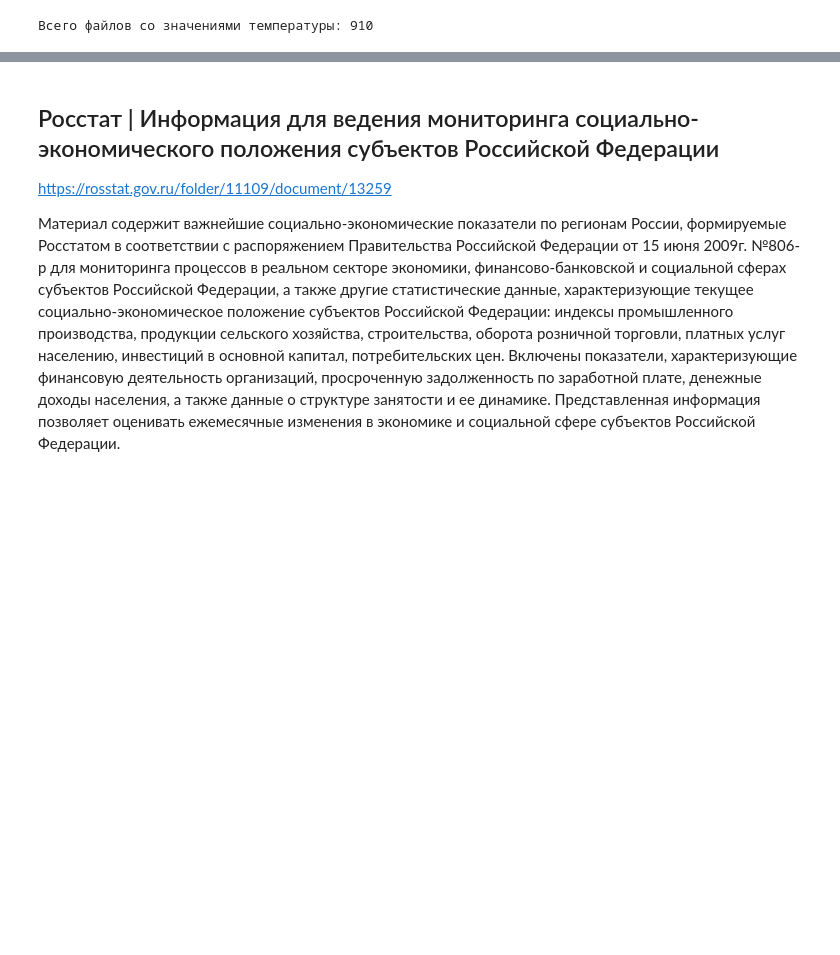
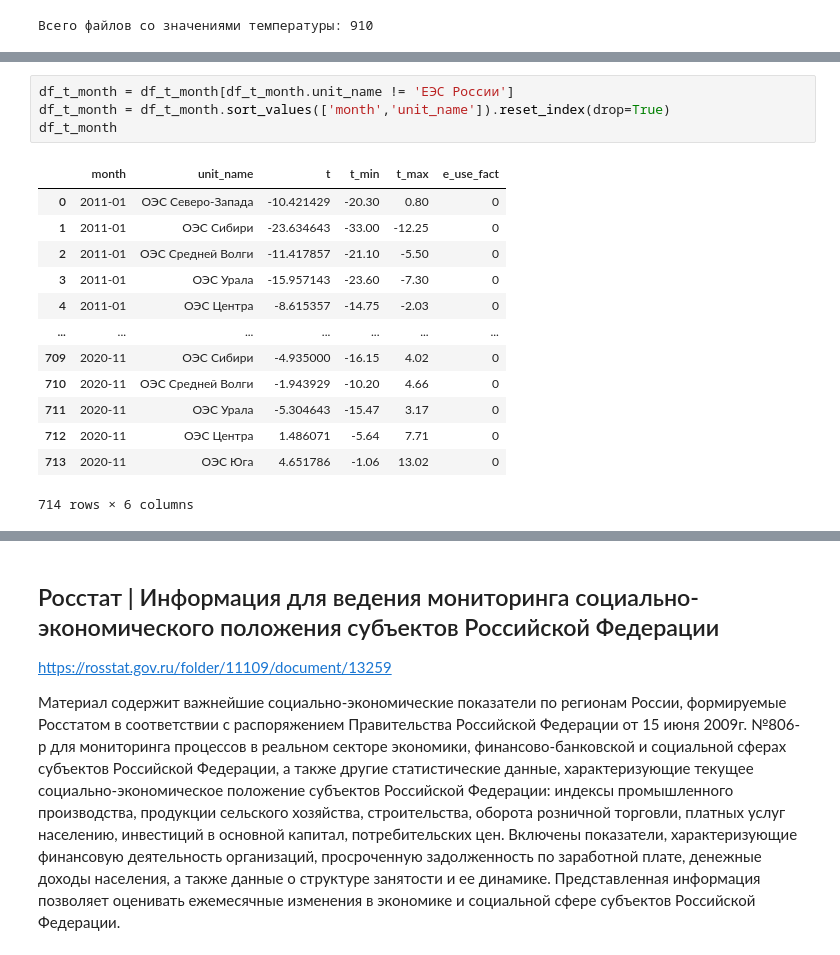
Before and after one commit to dsfnag/dst-off_final, a Jupyter notebook: CiP_FINAL_Minenergo_DST-OFF.ipynb, the cells around one changed output, grey strips where cells are left out. Saved outputs shown, nothing was run; the diff lists cells and outputs as text; blank space fills up the shorter version.

```diff
--- a/CiP_FINAL_Minenergo_DST-OFF.ipynb
+++ b/CiP_FINAL_Minenergo_DST-OFF.ipynb
@@ -343,0 +385,18 @@ df_temperatures.sort_values('date')
+# %%
+df_t_month = df_t_month[df_t_month.unit_name != 'ЕЭС России']
+df_t_month = df_t_month.sort_values(['month','unit_name']).reset_index(drop=True)
+df_t_month
+# %% [output]
+|  | month | unit_name | t | t_min | t_max | e_use_fact |
+| 0 | 2011-01 | ОЭС Северо-Запада | -10.421429 | -20.30 | 0.80 | 0 |
+| 1 | 2011-01 | ОЭС Сибири | -23.634643 | -33.00 | -12.25 | 0 |
+| 2 | 2011-01 | ОЭС Средней Волги | -11.417857 | -21.10 | -5.50 | 0 |
+| 3 | 2011-01 | ОЭС Урала | -15.957143 | -23.60 | -7.30 | 0 |
+| 4 | 2011-01 | ОЭС Центра | -8.615357 | -14.75 | -2.03 | 0 |
+| ... | ... | ... | ... | ... | ... | ... |
+| 709 | 2020-11 | ОЭС Сибири | -4.935000 | -16.15 | 4.02 | 0 |
+| 710 | 2020-11 | ОЭС Средней Волги | -1.943929 | -10.20 | 4.66 | 0 |
+| 711 | 2020-11 | ОЭС Урала | -5.304643 | -15.47 | 3.17 | 0 |
+| 712 | 2020-11 | ОЭС Центра | 1.486071 | -5.64 | 7.71 | 0 |
+| 713 | 2020-11 | ОЭС Юга | 4.651786 | -1.06 | 13.02 | 0 |
+714 rows × 6 columns
```
Also changed, not shown: parts of 11 cells of this notebook, 2 other files.
